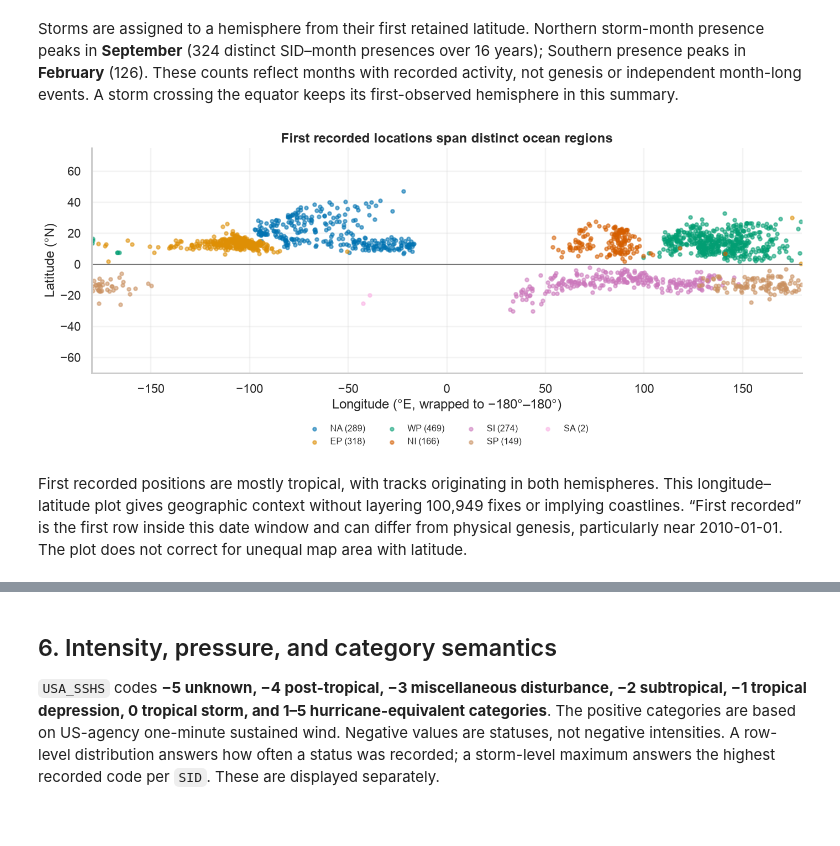
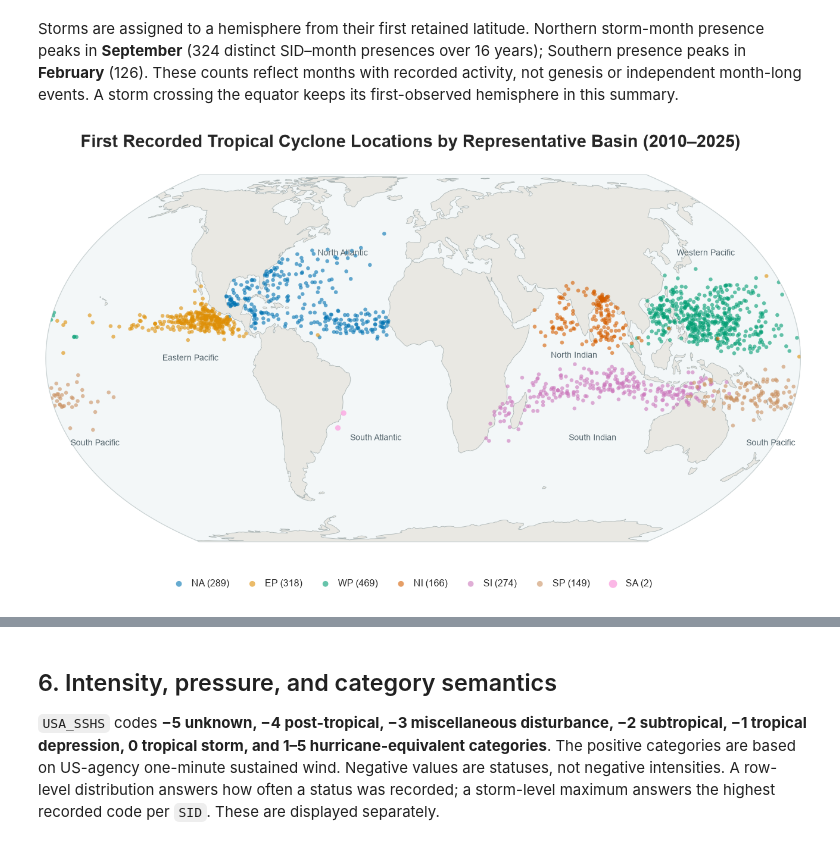
Before and after one commit to enxhi2222/tropical-cyclone-analysis, a Jupyter notebook: data_exploration.ipynb, the cells around one changed output, grey strips where cells are left out. Drawn from its saved outputs; the diff is of its cells as text; code cells hidden in the pictures.

Commit message:
feat: first recorded cyclone locations now use a 2d map of the Earth

```diff
--- a/data_exploration.ipynb
+++ b/data_exploration.ipynb
@@ -311,18 +311,29 @@ plt.show()
 [figure]
 # %% [markdown]
 Storms are assigned to a hemisphere from their first retained latitude. Northern storm-month presence peaks in **September** (324 distinct SID–month presences over 16 years); Southern presence peaks in **February** (126). These counts reflect months with recorded activity, not genesis or independent month-long events. A storm crossing the equator keeps its first-observed hemisphere in this summary.
-# %%
-genesis = storm_df.copy()
-genesis["plot_lon"] = ((genesis.first_lon + 180) % 360) - 180
-fig, ax = plt.subplots(figsize=(12, 5), constrained_layout=True)
-for basin in BASIN_ORDER:
-    part = genesis.loc[genesis.basin.eq(basin)]
-    ax.scatter(part.plot_lon, part.first_lat, s=15, alpha=.55, color=BASIN_COLORS[basin], label=f"{basin} ({len(part)})", rasterized=True)
-ax.set(title="First recorded locations span distinct ocean regions", xlabel="Longitude (°E, wrapped to −180°–180°)", ylabel="Latitude (°N)", xlim=(-180, 180), ylim=(-70, 75))
-ax.axhline(0, color="0.4", linewidth=.8)
-ax.legend(ncol=4, loc="lower center", bbox_to_anchor=(.5, -0.36), frameon=False, fontsize=10)
-plt.show()
-# %% [output]
-[figure, removed]
-# %% [markdown]
-First recorded positions are mostly tropical, with tracks originating in both hemispheres. This longitude–latitude plot gives geographic context without layering 100,949 fixes or implying coastlines. “First recorded” is the first row inside this date window and can differ from physical genesis, particularly near 2010-01-01. The plot does not correct for unequal map area with latitude.
+# %%
+import cartopy.crs as ccrs
+import cartopy.feature as cfeature
+
+genesis = storm_df.copy()
+genesis["plot_lon"] = ((genesis.first_lon + 180) % 360) - 180
+fig, ax = plt.subplots(figsize=(13, 6.5), subplot_kw={"projection": ccrs.EqualEarth()})
+fig.subplots_adjust(top=.88, bottom=.15)
+ax.set_global()
+ax.set_facecolor("#f3f7f8")
+ax.add_feature(cfeature.LAND.with_scale("110m"), facecolor="#e9e8e3", edgecolor="none", zorder=1)
+ax.coastlines(resolution="110m", color="#a9b3b3", linewidth=.45, zorder=2)
+ax.spines["geo"].set_edgecolor("#c8d1d2")
+ax.spines["geo"].set_linewidth(.7)
+for basin in BASIN_ORDER:
+    part = genesis.loc[genesis.basin.eq(basin)]
+    ax.scatter(part.plot_lon, part.first_lat, s=26 if basin == "SA" else 13, alpha=.9 if basin == "SA" else .6, color=BASIN_COLORS[basin], edgecolors="none", label=f"{basin} ({len(part)})", transform=ccrs.PlateCarree(), rasterized=True, zorder=5 if basin == "SA" else 3)
+
+ocean_labels = [(-43, 39, "North Atlantic"), (-111, 0, "Eastern Pacific"), (151, 39, "Western Pacific"), (72, 1, "North Indian"), (86, -29, "South Indian"), (178, -31, "South Pacific"), (-168, -31, "South Pacific"), (-24, -29, "South Atlantic")]
+for lon, lat, name in ocean_labels:
+    ax.text(lon, lat, name, transform=ccrs.PlateCarree(), ha="center", va="center", fontsize=8, color="#52636b", zorder=4)
+fig.suptitle("First Recorded Tropical Cyclone Locations by Representative Basin (2010–2025)", x=.5, y=.96, fontsize=16, fontweight="bold")
+fig.legend(*ax.get_legend_handles_labels(), loc="lower center", bbox_to_anchor=(.5, .04), ncol=7, frameon=False, fontsize=9, markerscale=1.5, handletextpad=.3, columnspacing=1.4)
+plt.show()
+# %% [output]
+[figure, added]
```
Also changed, not shown: parts of 1 cell of this notebook.
